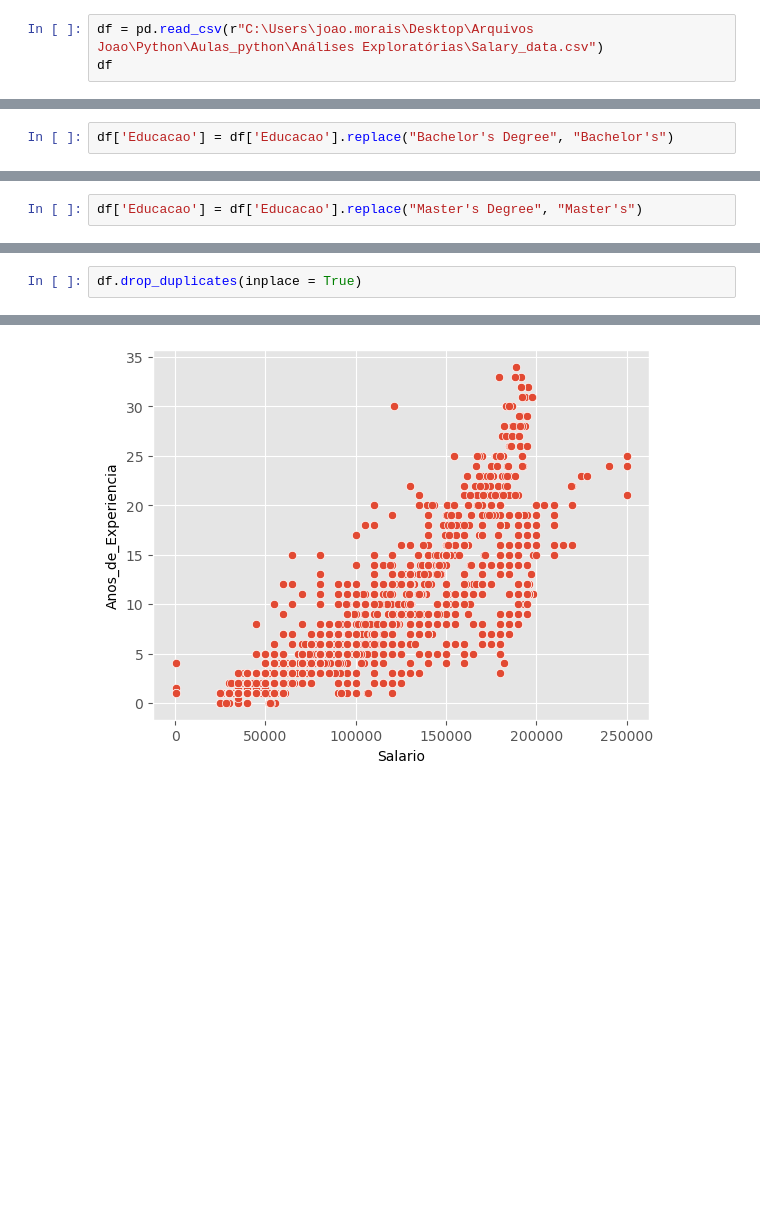
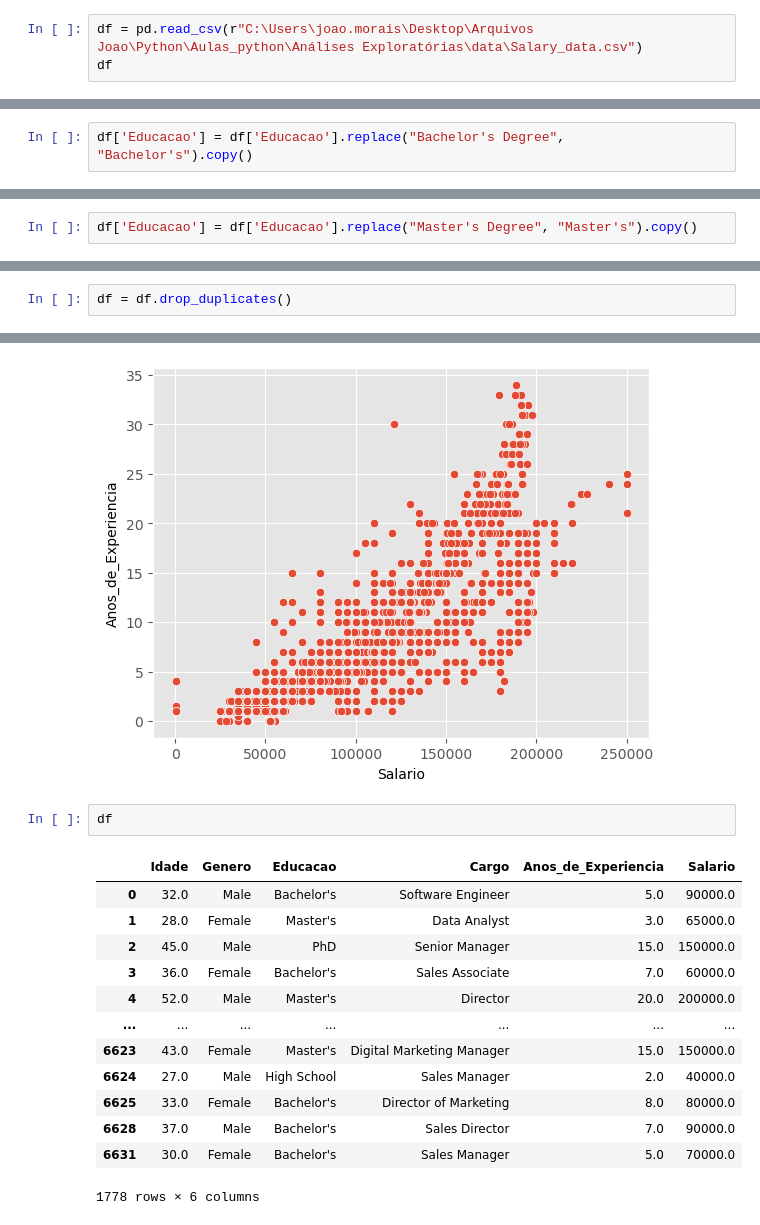
Before and after one commit to moraisazeredo/Analise_Exploratoria, a Jupyter notebook: Análise_Exploratória.ipynb, the cells around one changed output, grey strips where cells are left out. Drawn from its saved outputs; the diff is of its cells as text; blank space fills up the shorter version.

Commit message:
fix: fix of the copy error
Uso do copy() para retirar o aviso que o DataFrame estava sendo criado em uma cópia

```diff
--- a/Análise_Exploratória.ipynb
+++ b/Análise_Exploratória.ipynb
@@ -5,7 +5,7 @@ import matplotlib.pylab as plt
 import seaborn as sns
 plt.style.use('ggplot')
 # %%
-df = pd.read_csv(r"C:\Users\joao.morais\Desktop\Arquivos Joao\Python\Aulas_python\Análises Exploratórias\Salary_data.csv")
+df = pd.read_csv(r"C:\Users\joao.morais\Desktop\Arquivos Joao\Python\Aulas_python\Análises Exploratórias\data\Salary_data.csv")
 df
 # %% [output]
 |  | Age | Gender | Education Level | Job Title | Years of Experience | Salary |
@@ -101,4 +101,4 @@ df.drop(df[df['Educacao'] == 'phD'].index, inplace = True)
 # %%
 df = df[df['Genero'] != 'Other']
 # %%
-df['Educacao'] = df['Educacao'].replace("Bachelor's Degree", "Bachelor's")
+df['Educacao'] = df['Educacao'].replace("Bachelor's Degree", "Bachelor's").copy()
@@ -111,2 +105,2 @@ See the caveats in the documentation: https://pandas.pydata.org/pandas-docs/stab
 # %%
-df['Educacao'] = df['Educacao'].replace("Master's Degree", "Master's")
+df['Educacao'] = df['Educacao'].replace("Master's Degree", "Master's").copy()
@@ -149,4 +137,4 @@ df.duplicated().sum()
 # %% [output]
 4906
 # %%
-df.drop_duplicates(inplace = True)
+df = df.drop_duplicates()
@@ -218,3 +196,19 @@ sns.scatterplot(x = 'Salario',
 # %% [output]
 <Axes: xlabel='Salario', ylabel='Anos_de_Experiencia'>
 [figure]
+# %%
+df
+# %% [output]
+|  | Idade | Genero | Educacao | Cargo | Anos_de_Experiencia | Salario |
+| 0 | 32.0 | Male | Bachelor's | Software Engineer | 5.0 | 90000.0 |
+| 1 | 28.0 | Female | Master's | Data Analyst | 3.0 | 65000.0 |
+| 2 | 45.0 | Male | PhD | Senior Manager | 15.0 | 150000.0 |
+| 3 | 36.0 | Female | Bachelor's | Sales Associate | 7.0 | 60000.0 |
+| 4 | 52.0 | Male | Master's | Director | 20.0 | 200000.0 |
+| ... | ... | ... | ... | ... | ... | ... |
+| 6623 | 43.0 | Female | Master's | Digital Marketing Manager | 15.0 | 150000.0 |
+| 6624 | 27.0 | Male | High School | Sales Manager | 2.0 | 40000.0 |
+| 6625 | 33.0 | Female | Bachelor's | Director of Marketing | 8.0 | 80000.0 |
+| 6628 | 37.0 | Male | Bachelor's | Sales Director | 7.0 | 90000.0 |
+| 6631 | 30.0 | Female | Bachelor's | Sales Manager | 5.0 | 70000.0 |
+1778 rows × 6 columns
```
Also changed, not shown: parts of 4 cells of this notebook.
